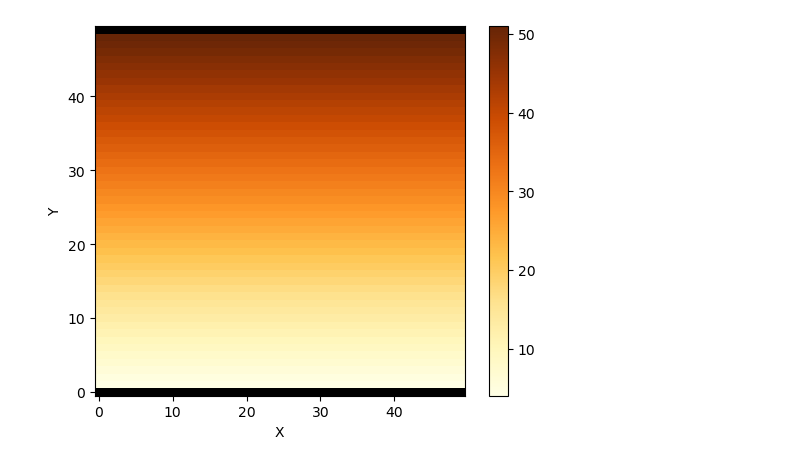
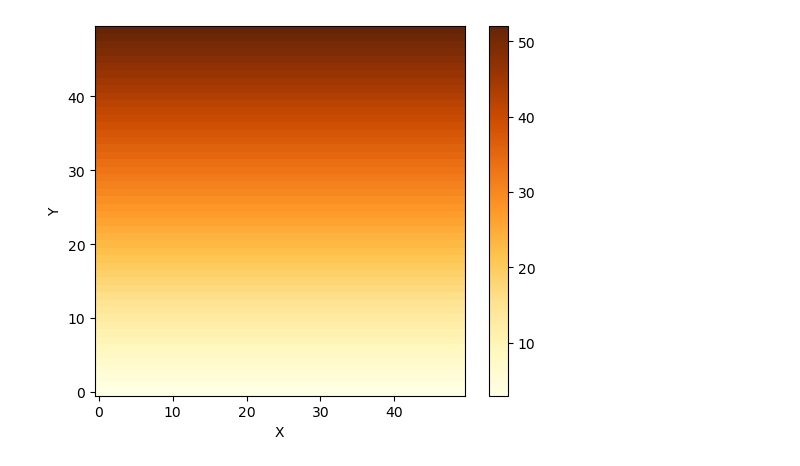
Before and after one commit to csdms-espin/2026_Marine_Platforms, a Jupyter notebook: 1DGridUpliftandSeaLevel.ipynb, the cells around one changed output. Cells and saved outputs as stored; diff of their text form; code cells hidden in the pictures.

```diff
--- a/1DGridUpliftandSeaLevel.ipynb
+++ b/1DGridUpliftandSeaLevel.ipynb
@@ -8,25 +9,20 @@ from landlab.plot import plot_graph
 # %%
 num_rows = 50  # number of grid rows
 num_cols = 50  # number of grid columns
 dxy = 1  # resolution of raster cell [m], or node horizontal and vertical spacing
 grid = RasterModelGrid((num_rows, num_cols), dxy)
-#This make sures that only the middle nodes/ rows are processed and leave the boundaries as is
-grid.set_closed_boundaries_at_grid_edges(right_is_closed=False,
-                                         top_is_closed=True,
-                                         left_is_closed=False,
-                                         bottom_is_closed=True)
 
 #create the initial simplified ramp topography
 topo = grid.add_zeros('topographic__elevation', at='node')
-cliff_height = 3
+cliff_height = 3 #working in meters
 for i in range(num_rows):
     start = i * num_rows
     end = start + num_rows
     topo[start:end] = cliff_height
     cliff_height += 1
 
 # Plot the topo map
 imshow_grid(grid, "topographic__elevation",cmap="YlOrBr")
 # %% [output]
-[figure, old version]
+[figure, new version]
 # %%
```
Also changed, not shown: parts of 8 cells of this notebook.
